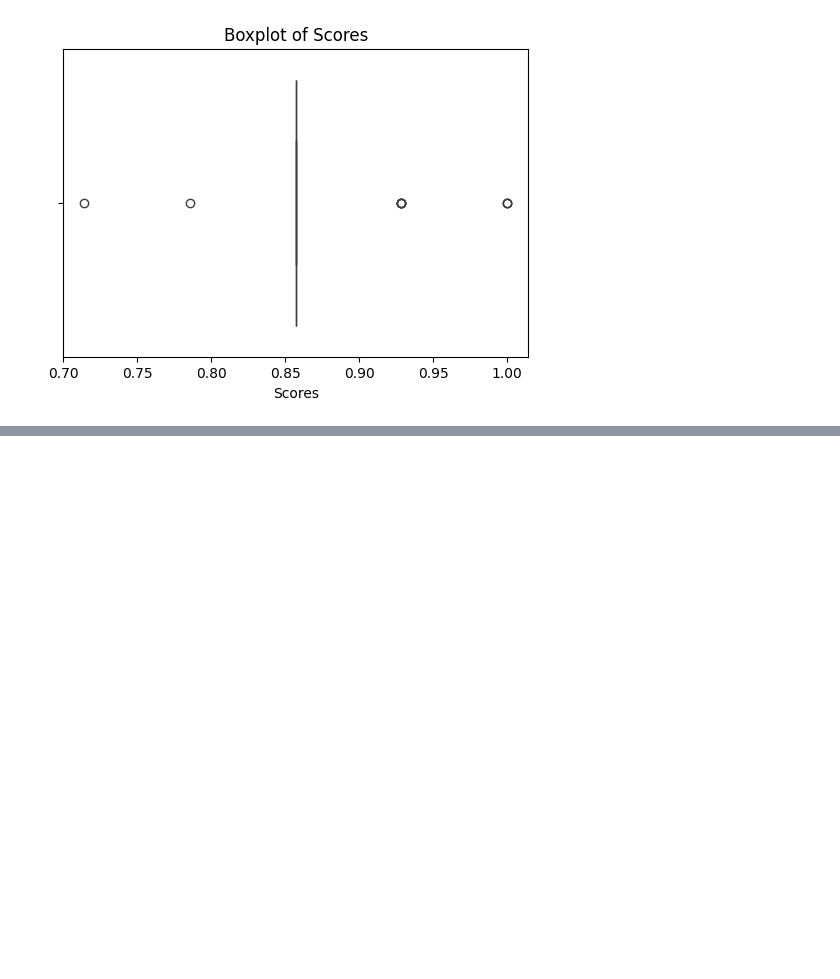
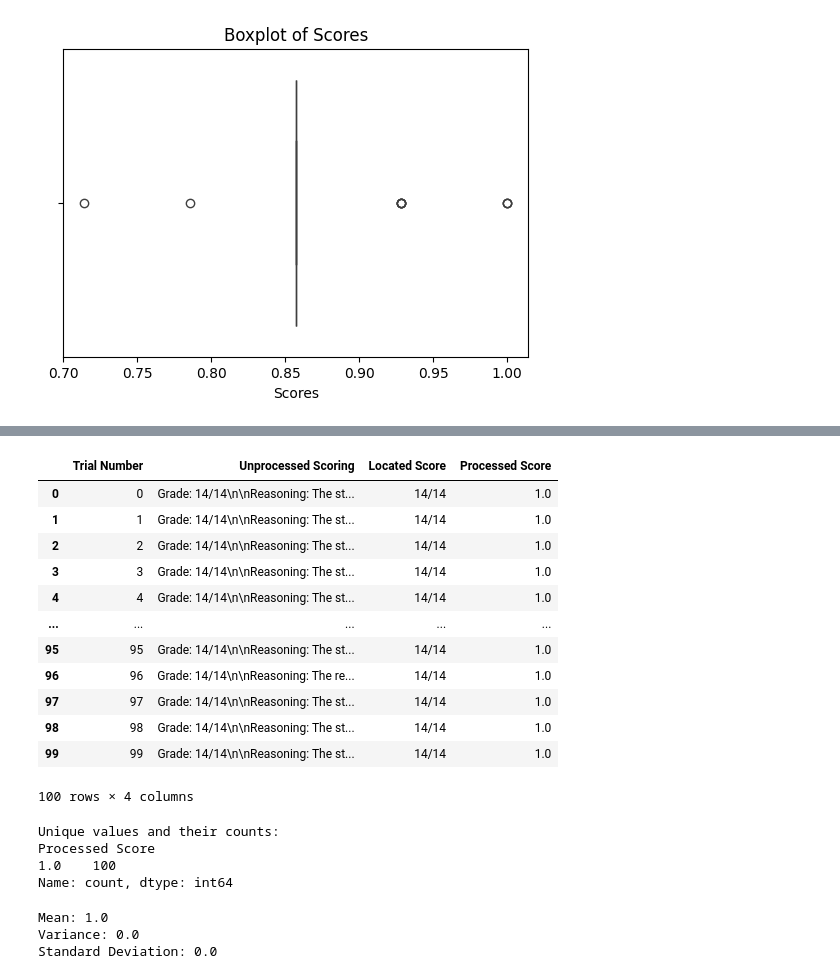
Before and after one commit to BU-Spark/ml-bu-autograder, a Jupyter notebook: Proof_of_Concept.ipynb, the cells around one changed output, grey strips where cells are left out. Drawn from its saved outputs; the diff is of its cells as text; code cells hidden in the pictures; blank space fills up the shorter version.

```diff
--- a/Proof_of_Concept.ipynb
+++ b/Proof_of_Concept.ipynb
@@ -719,0 +861,39 @@ The Virginia Women’s Center’s transition to an EHR system illustrates a succ
+# %%
+df4 = pd.DataFrame(experiment5_dataset)
+df4
+# %% [output]
+|  | Trial Number | Unprocessed Scoring | Located Score | Processed Score |
+| 0 | 0 | Grade: 14/14\n\nReasoning: The st... | 14/14 | 1.0 |
+| 1 | 1 | Grade: 14/14\n\nReasoning: The st... | 14/14 | 1.0 |
+| 2 | 2 | Grade: 14/14\n\nReasoning: The st... | 14/14 | 1.0 |
+| 3 | 3 | Grade: 14/14\n\nReasoning: The st... | 14/14 | 1.0 |
+| 4 | 4 | Grade: 14/14\n\nReasoning: The st... | 14/14 | 1.0 |
+| ... | ... | ... | ... | ... |
+| 95 | 95 | Grade: 14/14\n\nReasoning: The st... | 14/14 | 1.0 |
+| 96 | 96 | Grade: 14/14\n\nReasoning: The re... | 14/14 | 1.0 |
+| 97 | 97 | Grade: 14/14\n\nReasoning: The st... | 14/14 | 1.0 |
+| 98 | 98 | Grade: 14/14\n\nReasoning: The st... | 14/14 | 1.0 |
+| 99 | 99 | Grade: 14/14\n\nReasoning: The st... | 14/14 | 1.0 |
+100 rows × 4 columns
+# %%
+processed_scores = df4['Processed Score']
+unique_counts = processed_scores.value_counts().sort_index()
+print("Unique values and their counts:")
+print(unique_counts)
+# %% [output]
+Unique values and their counts:
+Processed Score
+1.0    100
+Name: count, dtype: int64
+# %%
+mean_val = processed_scores.mean()
+variance_val = processed_scores.var()  # sample variance
+std_dev_val = processed_scores.std()    # sample standard deviation
+
+print("Mean:", mean_val)
+print("Variance:", variance_val)
+print("Standard Deviation:", std_dev_val)
+# %% [output]
+Mean: 1.0
+Variance: 0.0
+Standard Deviation: 0.0
```
Also changed, not shown: parts of 36 cells of this notebook.
